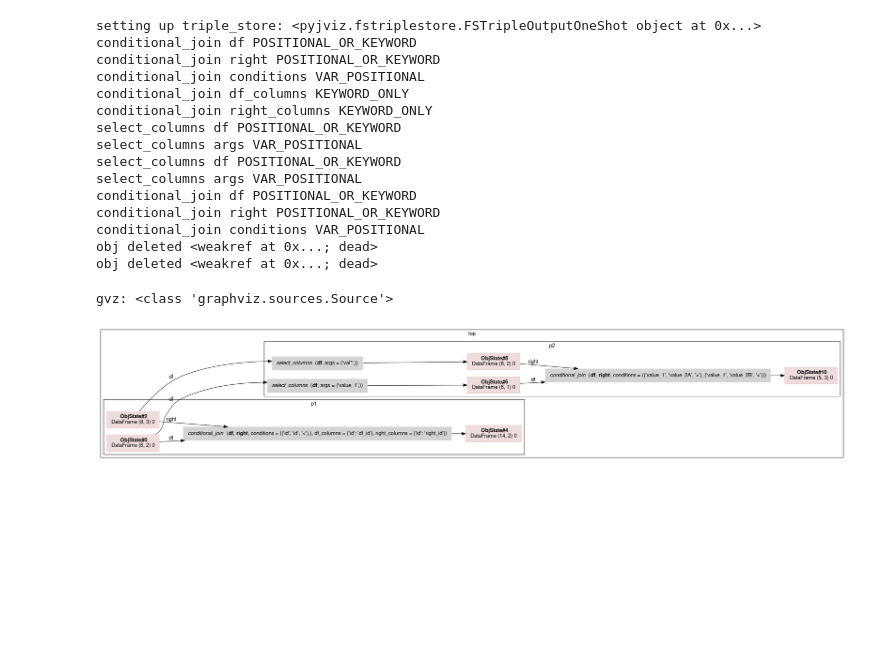
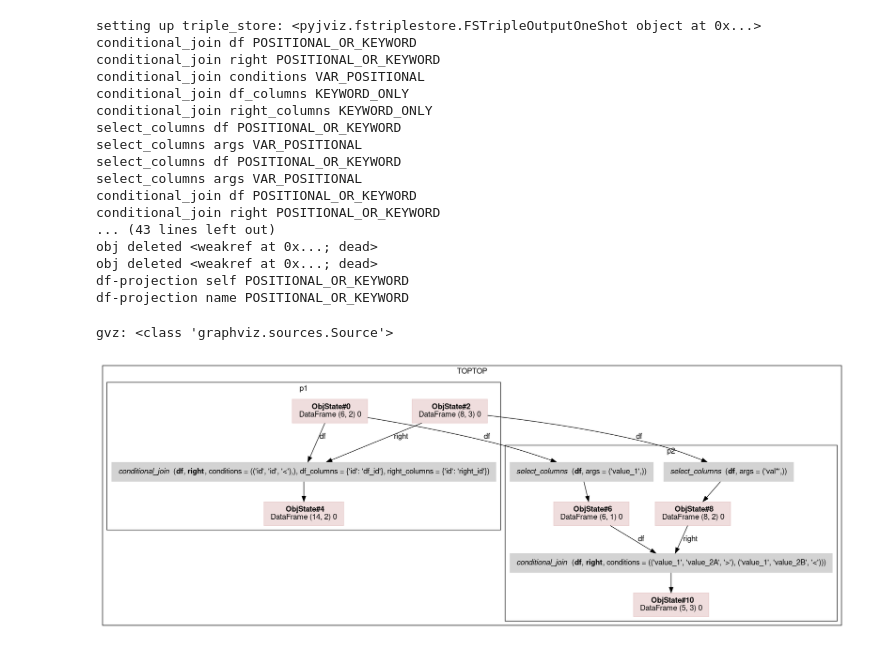
Before and after one commit to pyjanitor-devs/pyjviz, a Jupyter notebook: examples/notebooks/conditional-join-w-cmp.ipynb, the cells around one changed output. Saved outputs shown, nothing was run; the diff lists cells and outputs as text; code cells hidden in the pictures; blank space fills up the shorter version.

```diff
--- a/examples/notebooks/conditional-join-w-cmp.ipynb
+++ b/examples/notebooks/conditional-join-w-cmp.ipynb
@@ -8,36 +8,38 @@ df2 = pd.DataFrame({'id': [1,1,1,1,2,2,2,3],
                         'value_2A': [0,3,7,12,0,2,3,1],
                         'value_2B': [1,5,9,15,1,4,6,3]})
 
 #if 1:
-with pyjviz.CB("top") as C:
+with pyjviz.CB("TOPTOP") as C:
     with pyjviz.CB("p1") as p1:
         res1 = df1.conditional_join(df2,('id', 'id', "<"),
                                     df_columns = {'id':'df_id'},
                                     right_columns = {'id':'right_id'})
 
     with pyjviz.CB("p2"):
         res2 = df1.select_columns('value_1').conditional_join(
                                     df2.select_columns('val*'),
                                     ('value_1', 'value_2A', '>'),
                                     ('value_1', 'value_2B', '<'))
-pyjviz.show()
+pyjviz.show(vertical = True)
 # %% [output]
 setting up triple_store: <pyjviz.fstriplestore.FSTripleOutputOneShot object at 0x...>
 conditional_join df POSITIONAL_OR_KEYWORD
 conditional_join right POSITIONAL_OR_KEYWORD
 conditional_join conditions VAR_POSITIONAL
 conditional_join df_columns KEYWORD_ONLY
 conditional_join right_columns KEYWORD_ONLY
 select_columns df POSITIONAL_OR_KEYWORD
 select_columns args VAR_POSITIONAL
 select_columns df POSITIONAL_OR_KEYWORD
 select_columns args VAR_POSITIONAL
 conditional_join df POSITIONAL_OR_KEYWORD
 conditional_join right POSITIONAL_OR_KEYWORD
-conditional_join conditions VAR_POSITIONAL
+... (43 lines left out)
 obj deleted <weakref at 0x...; dead>
 obj deleted <weakref at 0x...; dead>
+df-projection self POSITIONAL_OR_KEYWORD
+df-projection name POSITIONAL_OR_KEYWORD
 gvz: <class 'graphviz.sources.Source'>
-[figure, old version]
+[figure, new version]
 # %%
 #print(pyjviz.triple_store.out_fd.getvalue()[:200])
```
Also changed, not shown: parts of 1 cell of this notebook, 3 other files.
